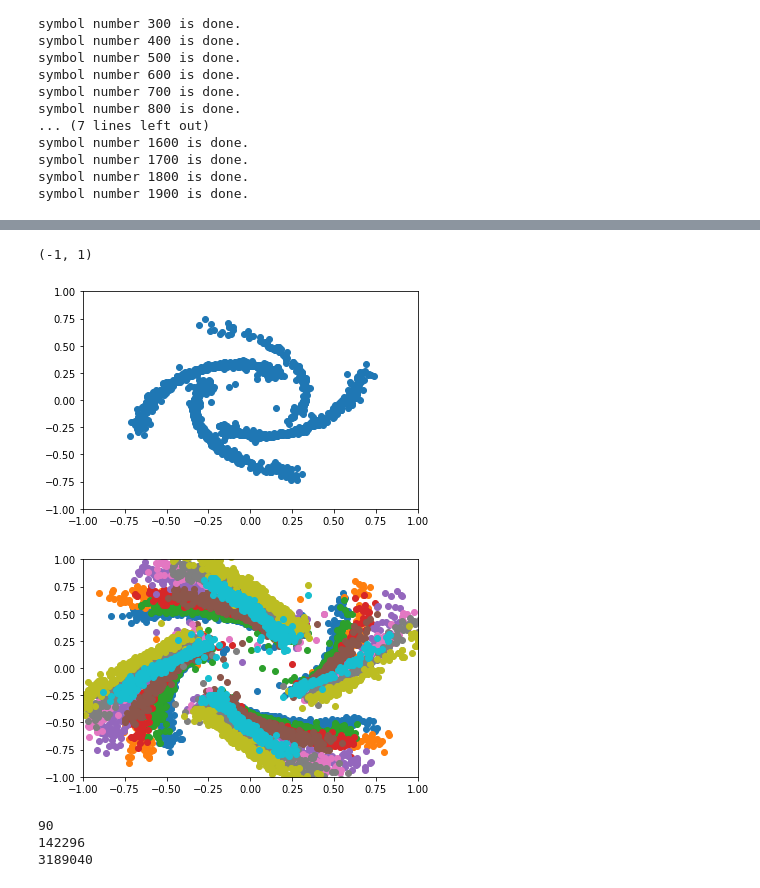
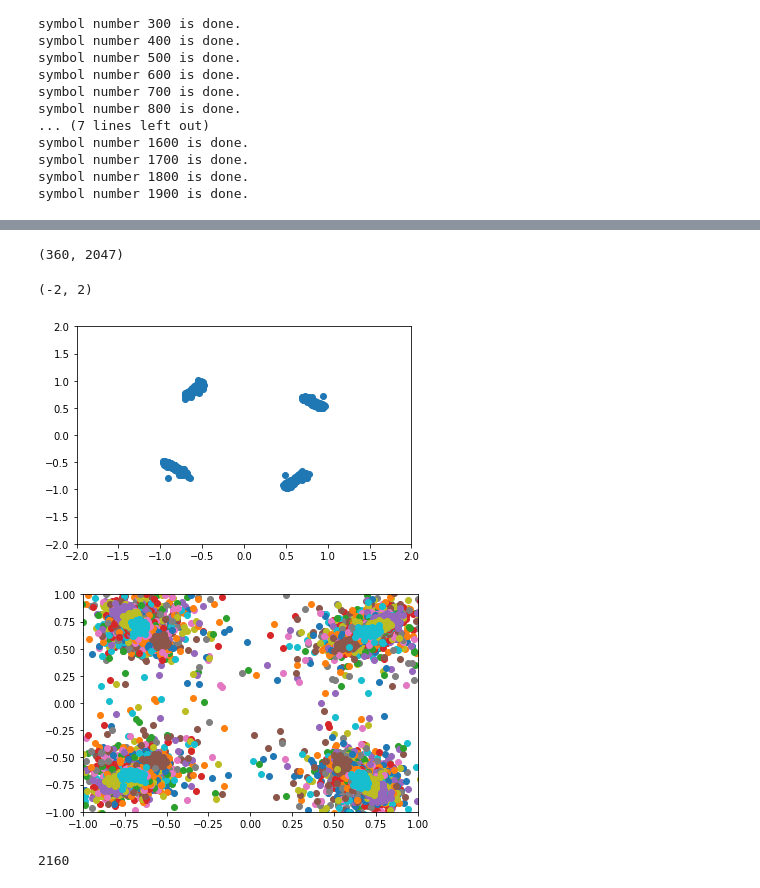
Before and after one commit to kaijunge/CleanNoise_GF3, a Jupyter notebook: Audio Modem 2.ipynb, the cells around one changed output, grey strips where cells are left out. Drawn from its saved outputs; the diff is of its cells as text; code cells hidden in the pictures.

```diff
--- a/Audio Modem 2.ipynb
+++ b/Audio Modem 2.ipynb
@@ -16,18 +16,13 @@ CE_symbols = qpsk(CE_binary)
 #coded_binary = Hamming74(binary)
 coded_binary = binaryTextFileToBinary('Data_Files/coded_kokoro_bin.txt')
 # %%
-'''print(type(coded_binary))
-text_file = open("Data_Files/coded_kokoro_bin.txt", "w")
-text_file.write(coded_binary)
-text_file.close()
-'''
 # Set the parameters for transmission
 CP = 704
 N = 4096
 guard = 5
 CE_repeat = 20
 
-frame_data_length = 90
+frame_data_length = 180
 # %%
 # Make your instructions
 instruction = []
@@ -41,0 +34,13 @@ plot_y(instruction)
+# %%
+# to comply with standars should find out what how many binary symbols are needed for each OFDM symbol
+
+data_binary_len = len(coded_binary)
+rand_binary_len =len(CE_binary)
+
+rand_for_xor = (CE_binary * math.ceil(data_binary_len/rand_binary_len))[0:data_binary_len]
+
+_xormap = {('0', '1'): '1', ('1', '0'): '1', ('1', '1'): '0', ('0', '0'): '0'}
+def xor(x, y):
+    return ''.join([_xormap[a, b] for a, b in zip(x, y)])
+
+coded_binary = xor(coded_binary, rand_for_xor)
@@ -83,11 +94,12 @@ num_of_frames = int(len(Payload_Time)/frame_data_length)
 
 print(num_of_frames)
 
-num_of_frames = 1
+'''num_of_frames = 2
 offset = 0
 Payload_Time = Payload_Time[offset*frame_data_length:(num_of_frames + offset)*frame_data_length]
-
-print(Payload_Time.shape)
+'''
+#num_of_frames += 1
+#Payload_Time = np.concatenate((Payload_Time[:frame_data_length], Payload_Time))
 # %% [output]
 encoded symbols length =  6000
 (3, 4800)
@@ -194,23 +262,27 @@ param  [-3.0250645e-03 -6.3077888e+00]
+# %%
+print(freq_data.shape)
+# %% [output]
+(360, 2047)
 # %%
 plot_res = np.array(freq_data[40])[100:1500]
 plt.scatter(plot_res.real, plot_res.imag)
-window = 1
+window = 2
 plt.xlim(-1*window,window)
 plt.ylim(-1*window, window)
 # %% [output]
-(-1, 1)
+(-2, 2)
-[figure, old version]
+[figure, new version]
 # %%
-start = 70
-duration = 10
+start = 180
+duration = 360
 for i in range(duration):
     plot_res = np.array(freq_data[start+i])[100:1500]
     plt.scatter(plot_res.real, plot_res.imag)
     window = 1
     plt.xlim(-1*window,window)
     plt.ylim(-1*window, window)
 # %% [output]
-[figure, old version]
+[figure, new version]
 # %%
 def demodVaryingModulation_std(constellation_array, instruct_list, N):
     inst_len = int(N/2 -1)
@@ -242,13 +314,10 @@ def demodVaryingModulation_std(constellation_array, instruct_list, N):
     return "".join(binary_block)
 # %%
 print(len(freq_data))
-data1 = np.concatenate(tuple(freq_data[:89]))#[4*20:4*40]
-predict = iHamming74(demodVaryingModulation_std(data1, instruction, N))
+data1 = np.concatenate(tuple(freq_data))#[4*20:4*40]
+predict = iHamming74(xor(demodVaryingModulation_std(data1, instruction, N), rand_for_xor))
+#predict = iHamming74(demodVaryingModulation_std(data1, instruction, N))
+
 #predict = iHamming74(iqpsk(data1))
-
-print(len(predict))
-print(len(binary))
 # %% [output]
-90
-142296
-3189040
+2160
```
Also changed, not shown: parts of 16 cells of this notebook, 5 other files.
